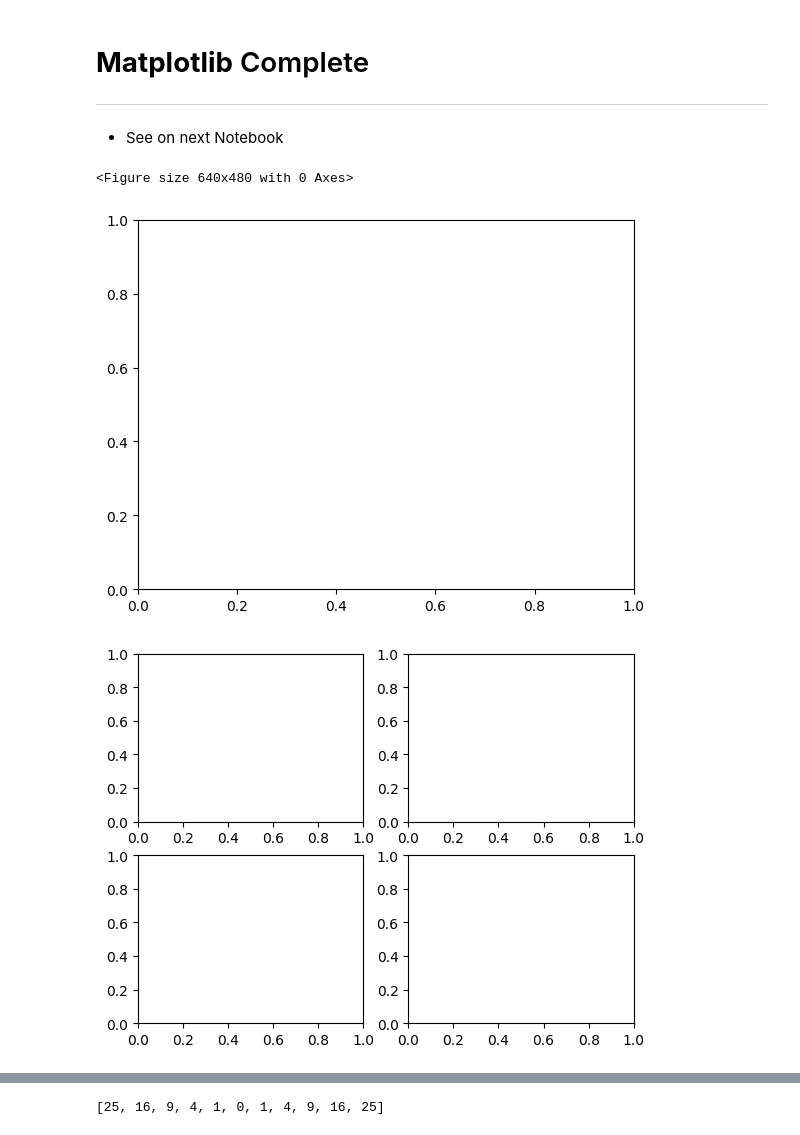
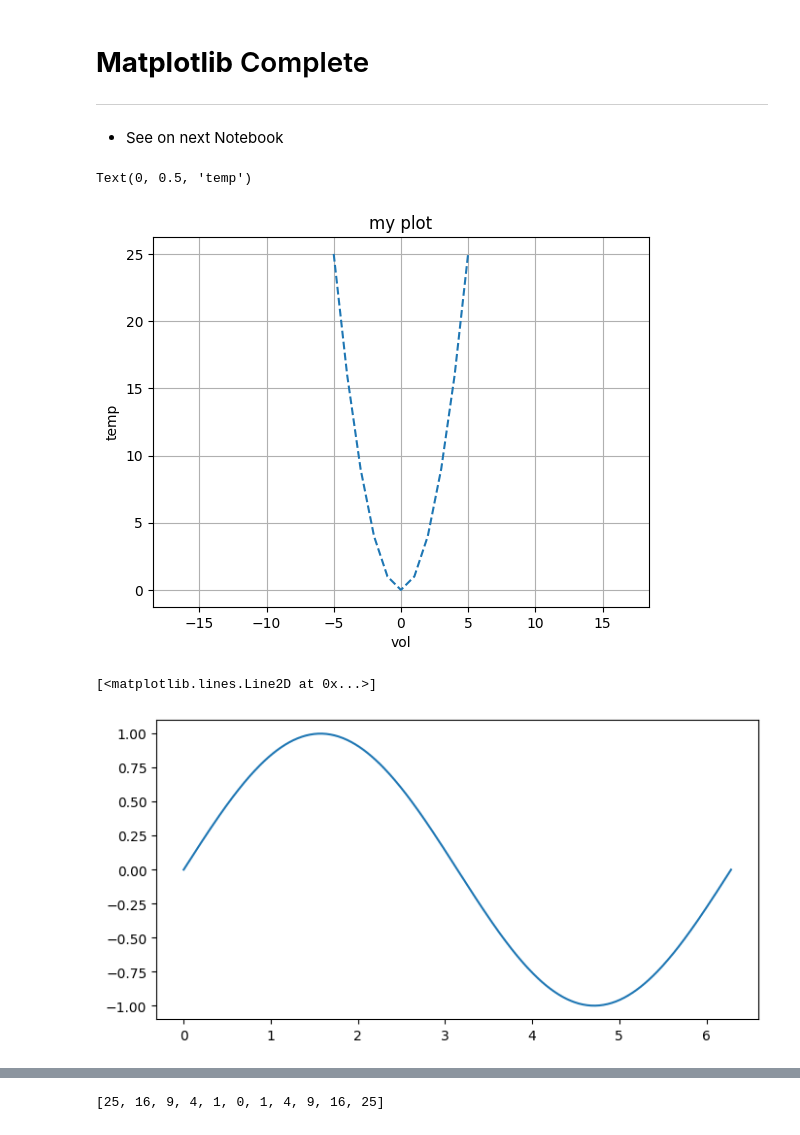
Before and after one commit to jsdhami/Python-For-Research, a Jupyter notebook: Python_For_Research.ipynb, the cells around one changed output, grey strips where cells are left out. Saved outputs shown, nothing was run; the diff lists cells and outputs as text; code cells hidden in the pictures.

```diff
--- a/Python_For_Research.ipynb
+++ b/Python_For_Research.ipynb
@@ -557,17 +623,41 @@ array([<Axes: >, <Axes: >, <Axes: >, <Axes: >, <Axes: >, <Axes: >,
 
 ---
 - See on next Notebook
+# %%
+x = np.linspace(-5, 5, 11)
+y = x ** 2
+
+# plot
+plt.plot(x, y, '--')
+# plote center axis
+plt.axis('equal')
+plt.grid(True)
+plt.title('my plot')
+plt.xlabel('vol')
+plt.ylabel('temp')
+plt.show()
+# %% [output]
+Text(0, 0.5, 'temp')
+[figure, added]
 # %%
-fig = plt.figure()             # an empty figure with no Axes
-fig, ax = plt.subplots()       # a figure with a single Axes
-fig, axs = plt.subplots(2, 2)  # a figure with a 2x2 grid of Axes
+
+
+# fig = plt.figure()             # an empty figure with no Axes
+# fig, ax = plt.subplots()       # a figure with a single Axes
+# with log true
+fig, ax = plt.subplots(figsize=(8, 4), facecolor='w')
+# fig, axs = plt.subplots(3, 2)  # a figure with a 2x2 grid of Axes
+x = np.linspace(0, 2 * np.pi, 400)
+ax.plot(x, np.sin(x))
+
+# axs[1,0].set_yscale('log')
+# ax.set_yscale('linear')
 # a figure with one Axes on the left, and two on the right:
 # fig, axs = plt.subplot_mosaic([['left', 'right_top'],
 #                                ['left', 'right_bottom']])
 # %% [output]
-<Figure size 640x480 with 0 Axes>
+[<matplotlib.lines.Line2D at 0x...>]
-[figure, old version]
+[figure, new version]
-[figure, removed]
 # %%
 x = dataFrame['AtomicNumber']
 # x = df.iloc[:, 0]
```
Also changed, not shown: parts of 22 cells of this notebook.
